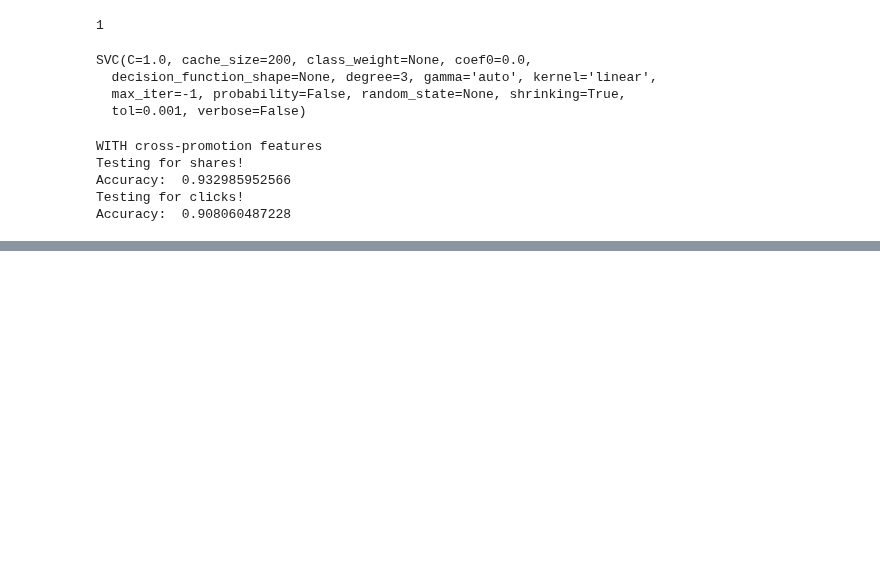
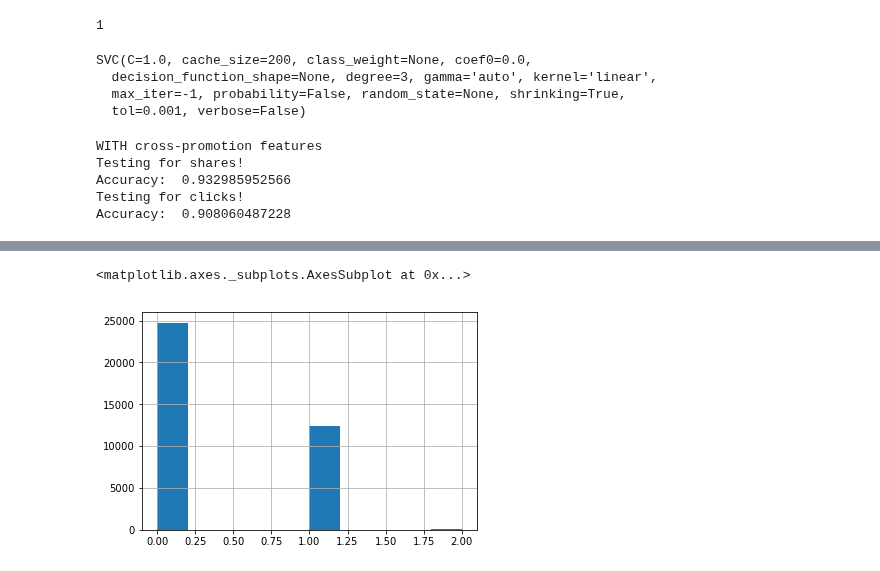
Before and after one commit to eshwarchandrasekharan/predict-pop, a Jupyter notebook: code/overall-performance.ipynb, the cells around one changed output, grey strips where cells are left out. Drawn from its saved outputs; the diff is of its cells as text; code cells hidden in the pictures; blank space fills up the shorter version.

```diff
--- a/code/overall-performance.ipynb
+++ b/code/overall-performance.ipynb
@@ -1090,0 +1457,5 @@ Accuracy:  0.908060487228
+# %%
+train['share_bucket'].hist()
+# %% [output]
+<matplotlib.axes._subplots.AxesSubplot at 0x...>
+[figure, added]
```
Also changed, not shown: parts of 29 cells of this notebook, 2 other files.
